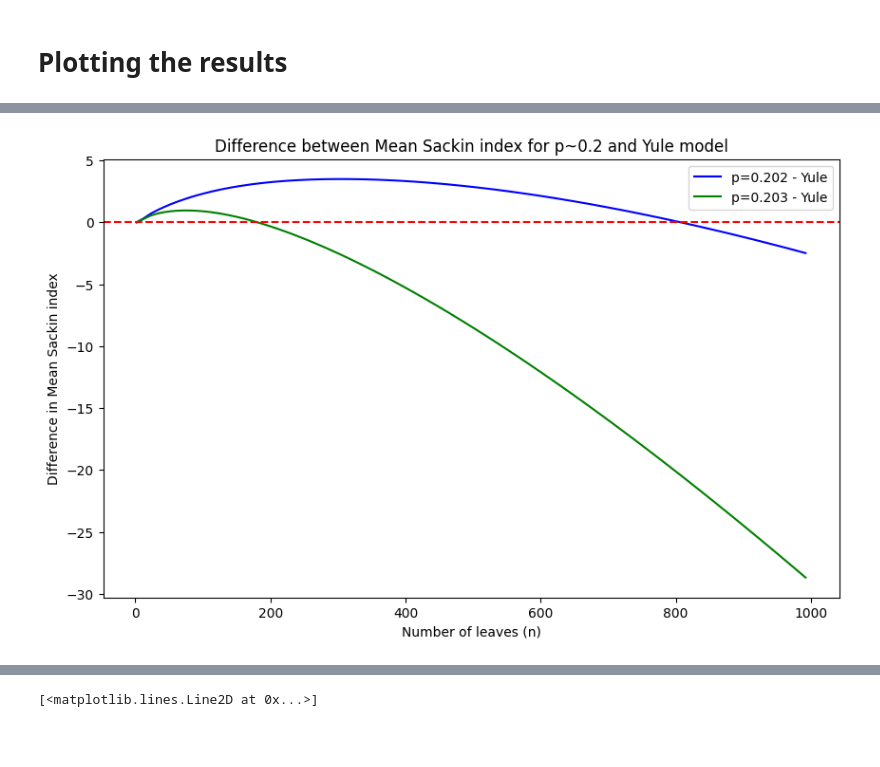
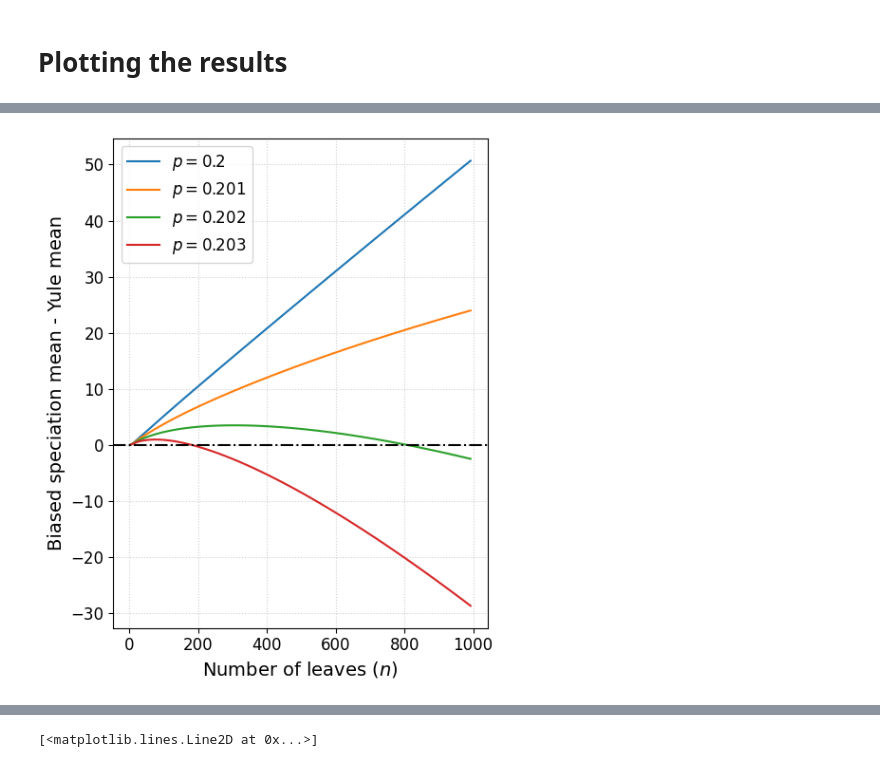
Before and after one commit to dbauman18/biased_speciation_calculation, a Jupyter notebook: biased_speciation.ipynb, the cells around one changed output, grey strips where cells are left out. Drawn from its saved outputs; the diff is of its cells as text; code cells hidden in the pictures; blank space fills up the shorter version.

Commit message:
Made more plots

```diff
--- a/biased_speciation.ipynb
+++ b/biased_speciation.ipynb
@@ -168,9 +74,0 @@ def sackin_mean_beta_stable(n, a, b, digits = 100):
-# %%
-# Verify that two ways of computing the mean give the same result (up to round-off error)
-
-n = 40
-p = 0.3
-
-print("Sum method, p =", p, ": ", sackin_mean_sum(n, constant_p_ej(n, p)))
-print("FD method, p =", p, ": ", sackin_mean_fd(n, constant_p_ej(n, p)))
-print("High-precision FD method, p =", p, ": ", sackin_mean_const_p_stable(n, p, digits=n / 2))
@@ -181,9 +74,0 @@ High-precision FD method, p = 0.3 :  238.23119063752954129
-# %%
-# Detects when the high-precision computation stabilizes
-n = 2000
-p = 0.5
-
-d = range(10, n, n//10)
-
-for digits in d:
-    print(digits, " digits: ", sackin_mean_const_p_stable(n, p, digits=digits))
@@ -264,22 +129,26 @@ plt.show()
 # %%
 # Comparing the p=0.2 case to Yule
+N = np.arange(2, 1000, 10)
+plt.figure(figsize=(5, 6))
+s = [0.2, 0.201, 0.202, 0.203]
 
-s1 = 0.202
-s2 = 0.203
-N = np.arange(2, 1000, 10)
+for si in s:
+    diff = [sackin_mean_const_p(n, si) - sackin_yule(n) for n in N]
+    plt.plot(N, diff, label=f"$p={si}$")
+plt.axhline(0, color='black', linestyle='-.')
+plt.xlabel("Number of leaves ($n$)", fontsize=14)
+plt.ylabel("Biased speciation mean - Yule mean", fontsize=14)
+plt.xticks(fontsize=12)
+plt.yticks(fontsize=12)
+plt.legend(fontsize=12)
 
-diff = [sackin_mean_const_p(n, s1) - sackin_yule(n) for n in N]
-diff2 = [sackin_mean_const_p(n, s2) - sackin_yule(n) for n in N]
-plt.figure(figsize=(10, 6))
-plt.plot(N, diff, label=f"p={s1} - Yule", color='blue')
-plt.plot(N, diff2, label=f"p={s2} - Yule", color='green')
-plt.axhline(0, color='red', linestyle='dashed')
-plt.xlabel("Number of leaves (n)")
-plt.ylabel("Difference in Mean Sackin index")
-plt.title("Difference between Mean Sackin index for p~0.2 and Yule model")
-plt.legend()
+# Grid and layout
+plt.grid(True, linestyle=":", alpha=0.6)
+plt.tight_layout()
+
+plt.savefig("./plots/sackin_biased_speciation_constant_p_0.2_difference_yule.png", dpi=300)
 plt.show()
 # %% [output]
-[figure, old version]
+[figure, new version]
 # %%
 # Do same for Uniform model
```
Also changed, not shown: parts of 16 cells of this notebook, 4 other files.
